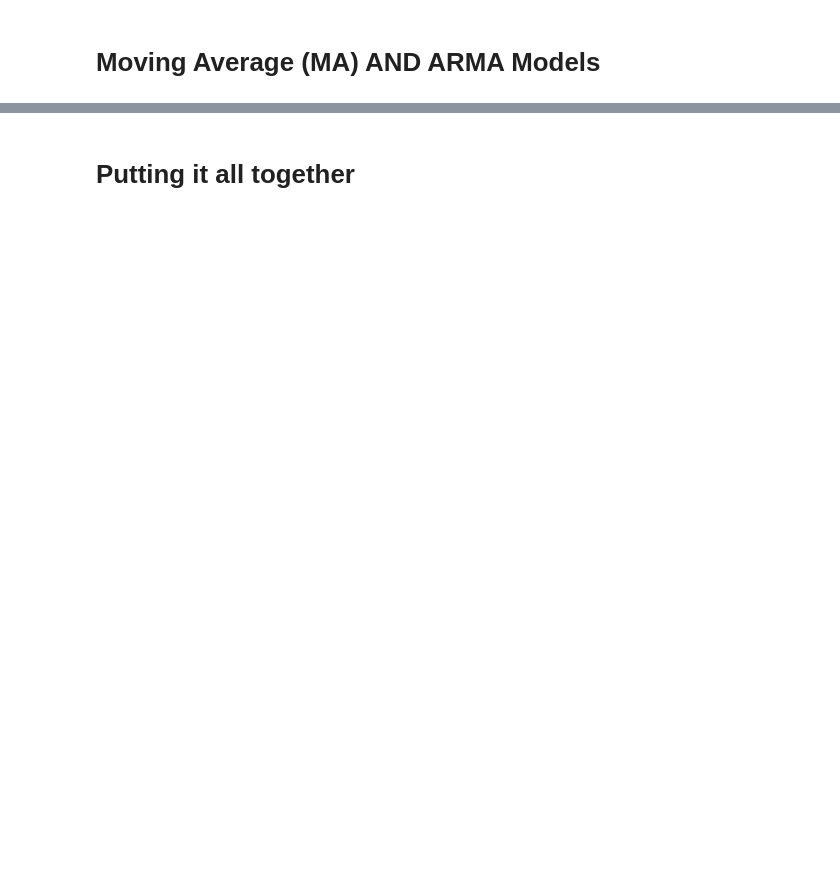
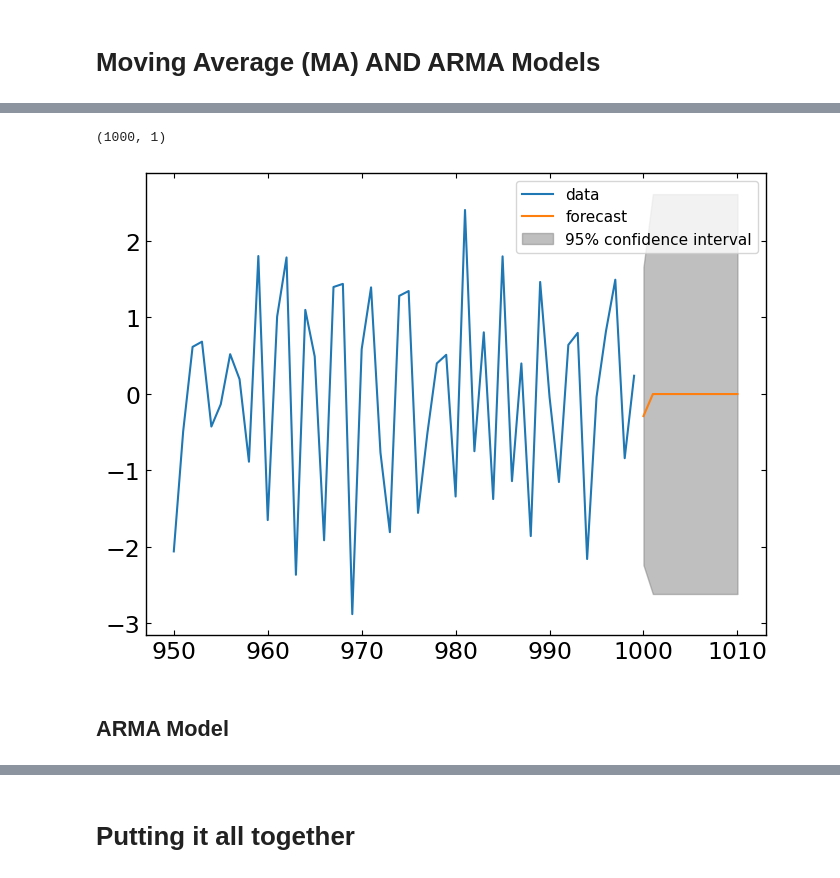
Before and after one commit to astrodoo/Springboard, a Jupyter notebook: datacamp/notebook/Unit14.6_Time_Series_Analysis.ipynb, the cells around one changed output, grey strips where cells are left out. Drawn from its saved outputs; the diff is of its cells as text; code cells hidden in the pictures; blank space fills up the shorter version.

```diff
--- a/datacamp/notebook/Unit14.6_Time_Series_Analysis.ipynb
+++ b/datacamp/notebook/Unit14.6_Time_Series_Analysis.ipynb
@@ -757,0 +768,2 @@ ax.set_ylabel('Bayesian Information Criterion');
+# %%
+df_sim1 = pd.DataFrame(simulated_data_1, columns=['data'])
@@ -757,0 +779,19 @@ ax.set_ylabel('Bayesian Information Criterion');
+# %%
+print(df_sim1.shape)
+# %% [output]
+(1000, 1)
+# %%
+# Forecast the first MA(1) model
+mod = ARIMA(df_sim1, order=(0,0,1))
+res = mod.fit()
+
+# Plot the data and the forecast
+fig, ax = plt.subplots()
+df_sim1.loc[950:].plot(ax=ax)
+plot_predict(res, start=1000, end=1010, ax=ax)
+
+ax.legend(fontsize=11);
+# %% [output]
+[figure, added]
+# %% [markdown]
+## ARMA Model
```
Also changed, not shown: parts of 55 cells of this notebook, 15 other files.
